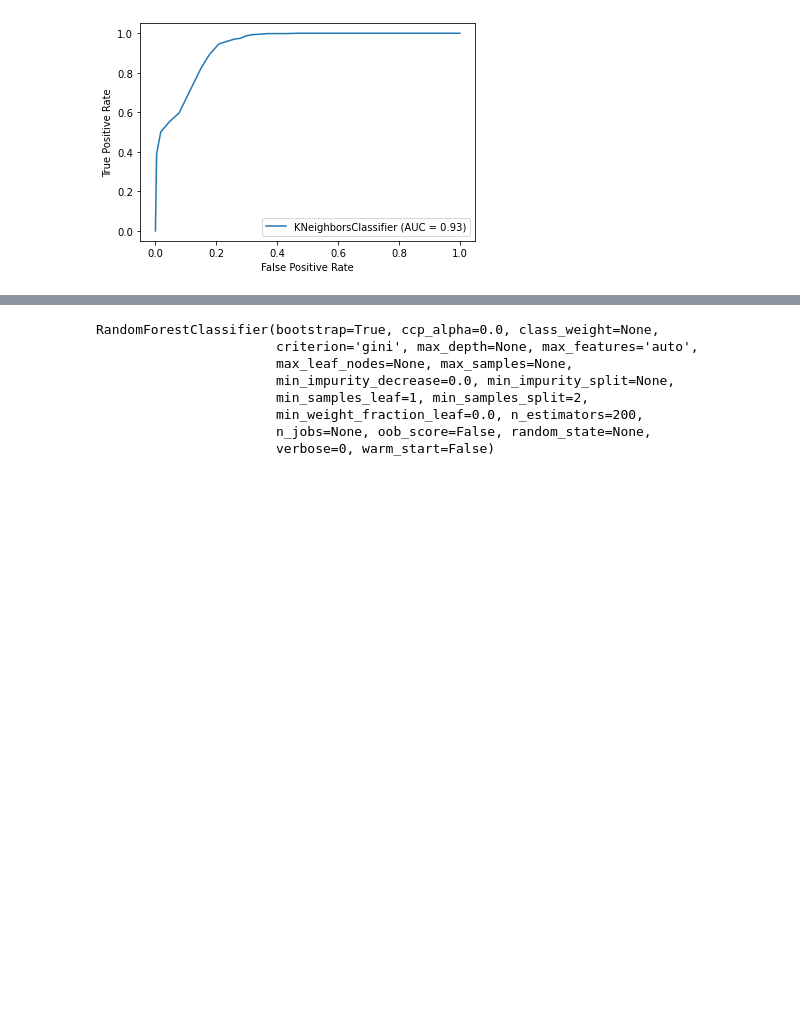
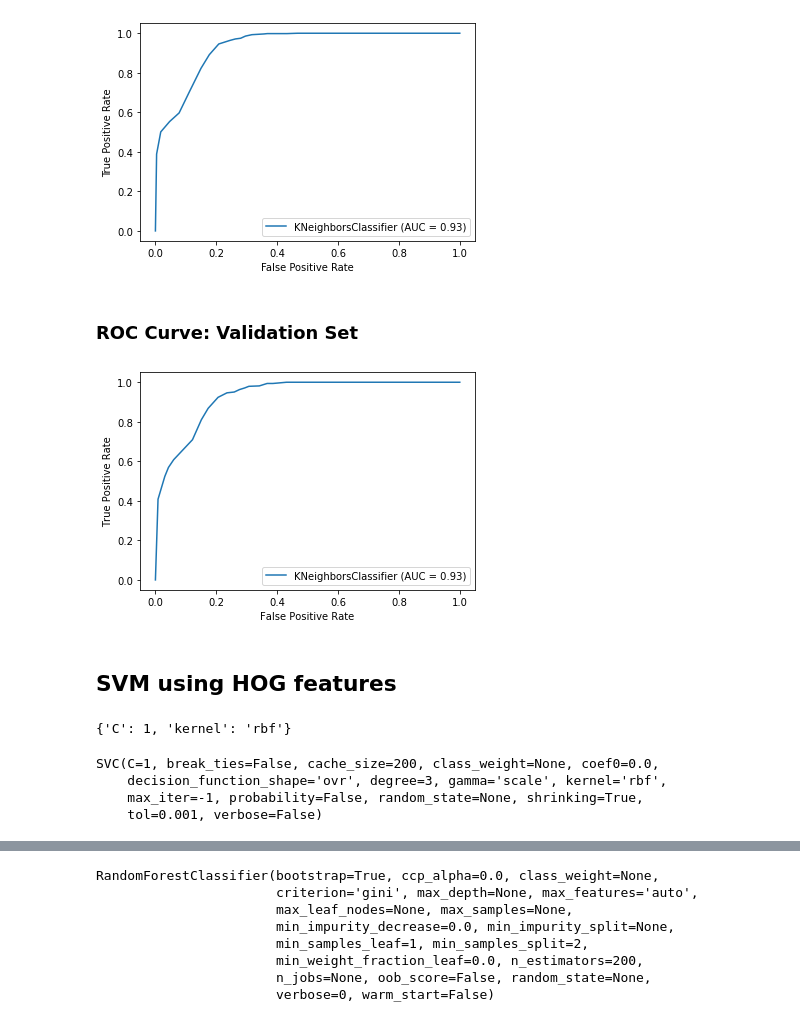
Before and after one commit to mledl/mupped-show-classification, a Jupyter notebook: SIM1/src/SIM1.ipynb, the cells around one changed output, grey strips where cells are left out. Cells and saved outputs as stored; diff of their text form; code cells hidden in the pictures; blank space fills up the shorter version.

```diff
--- a/SIM1/src/SIM1.ipynb
+++ b/SIM1/src/SIM1.ipynb
@@ -248,3 +275,29 @@ plot_roc_curve(model_hist, x_test_hist, y_test)
 plt.show()
 # %% [output]
 [figure]
+# %% [markdown]
+### ROC Curve: Validation Set
+# %%
+plot_roc_curve(model_hist, x_validation_hist, y_validation)
+plt.show()
+# %% [output]
+[figure, added]
+# %% [markdown]
+## SVM using HOG features
+# %%
+# train a SVM on HOG features
+svc_parameters = {'kernel':('linear', 'rbf'), 'C':[1, 10]}
+model_hog = SVC(kernel='linear')
+model_hog = GridSearchCV(model_hog, svc_parameters)
+model_hog.fit(x_train_hog, y_train)
+print(model_hog.best_params_)
+# %% [output]
+{'C': 1, 'kernel': 'rbf'}
+# %%
+model_hog = SVC(kernel='rbf', C=1)
+model_hog.fit(x_train_hog, y_train)
+# %% [output]
+SVC(C=1, break_ties=False, cache_size=200, class_weight=None, coef0=0.0,
+    decision_function_shape='ovr', degree=3, gamma='scale', kernel='rbf',
+    max_iter=-1, probability=False, random_state=None, shrinking=True,
+    tol=0.001, verbose=False)
```
Also changed, not shown: parts of 23 cells of this notebook, 2 other files.
